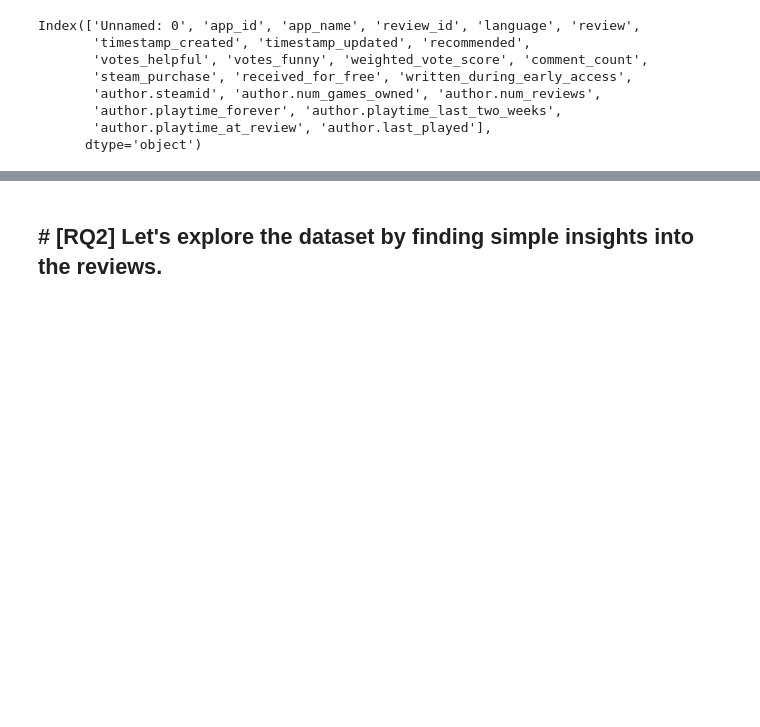
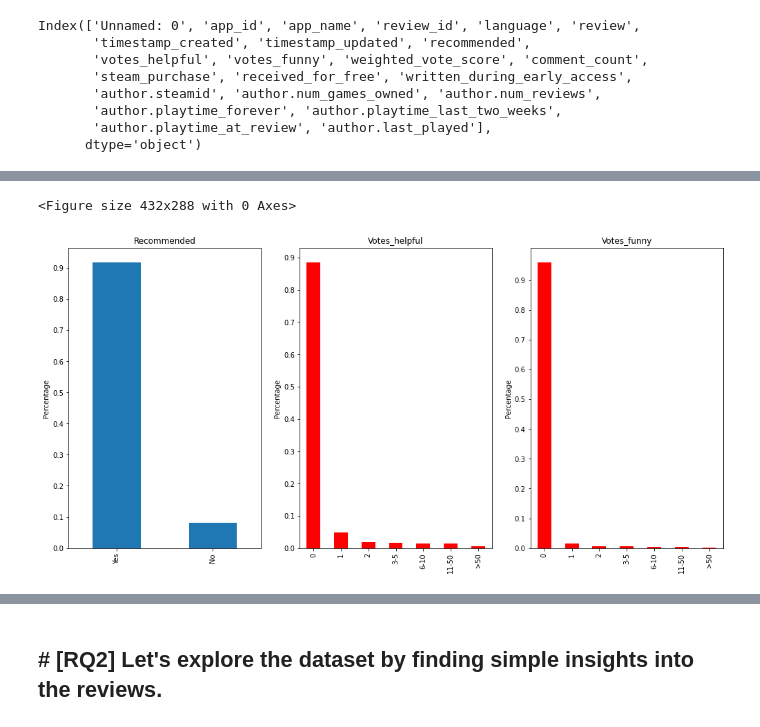
Before and after one commit to S4b3/ADM-HW2-Group44, a Jupyter notebook: main.ipynb, the cells around one changed output, grey strips where cells are left out. Cells and saved outputs as stored; diff of their text form; code cells hidden in the pictures; blank space fills up the shorter version.

```diff
--- a/main.ipynb
+++ b/main.ipynb
@@ -70,0 +108,44 @@ Index(['Unnamed: 0', 'app_id', 'app_name', 'review_id', 'language', 'review',
+# %%
+recomm_amount = dataframe["recommended"].value_counts()
+recomm_amount = recomm_amount/sum(recomm_amount)
+#print(recomm_amount)
+
+helpful=dataframe["votes_helpful"].value_counts()
+my_bins=[0,1,2,3,5,10,50,max(helpful)]
+out=pd.cut(dataframe["votes_helpful"],bins=my_bins,include_lowest=True)
+ax=out.value_counts(sort=False)
+ax=ax/sum(ax)
+#print(ax)
+
+funny=dataframe["votes_funny"].value_counts()
+my_bins=[0,1,2,3,5,10,50,max(funny)]
+out2=pd.cut(dataframe["votes_funny"],bins=my_bins,include_lowest=True)
+bx=out2.value_counts(sort=False)
+bx=bx/sum(bx)
+#print(bx)
+
+
+
+plt.figure()
+fig=plt.figure(figsize=(17,8))
+plt.subplot(131)
+recomm_amount.plot.bar(
+    title='Recommended',
+ylabel='Percentage',)
+plt.yticks(np.arange(0,1,0.1))
+plt.xticks([0,1],['Yes','No'])
+
+plt.subplot(132)
+ax.plot.bar(color='r',title="Votes_helpful",ylabel='Percentage')
+plt.xticks([0,1,2,3,4,5,6],['0','1','2','3-5','6-10','11-50','>50'])
+plt.yticks(np.arange(0,1,0.1))
+
+plt.subplot(133)
+bx.plot.bar(color='r',title="Votes_funny",ylabel='Percentage')
+plt.xticks([0,1,2,3,4,5,6],['0','1','2','3-5','6-10','11-50','>50'])
+plt.yticks(np.arange(0,1,0.1))
+
+plt.show()
+# %% [output]
+<Figure size 432x288 with 0 Axes>
+[figure, added]
```
Also changed, not shown: parts of 11 cells of this notebook.
